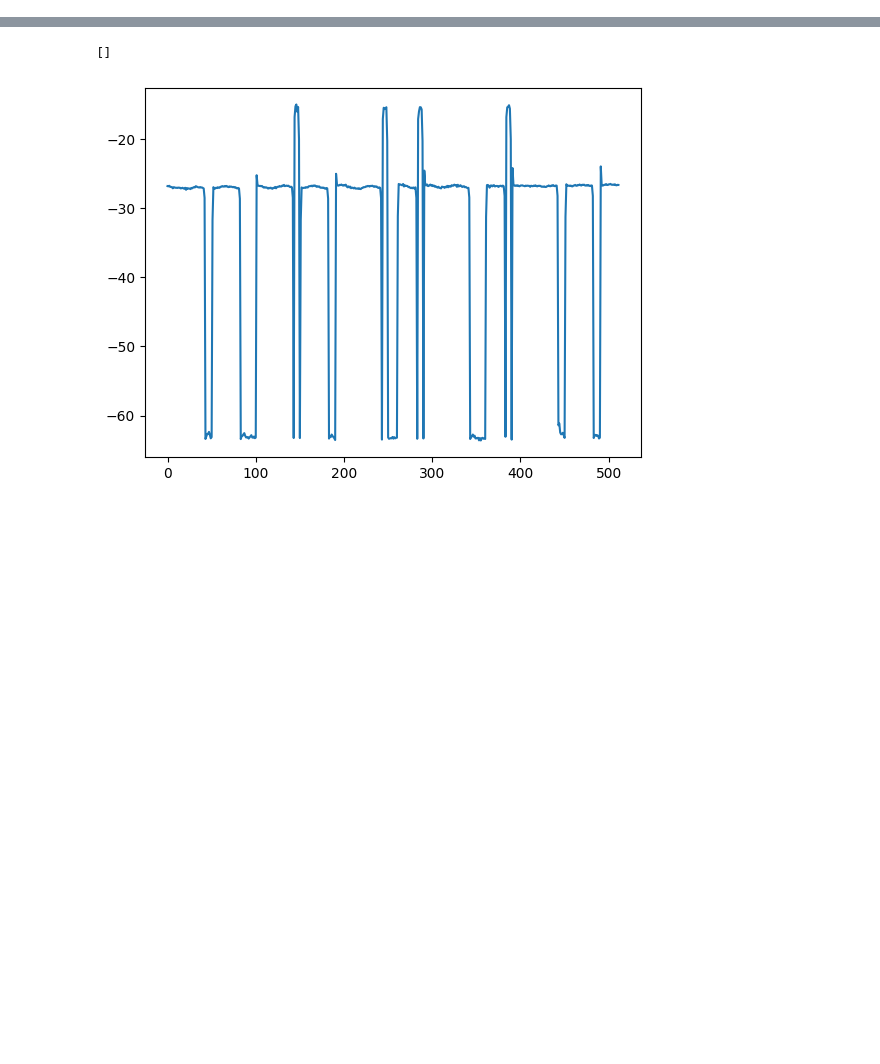
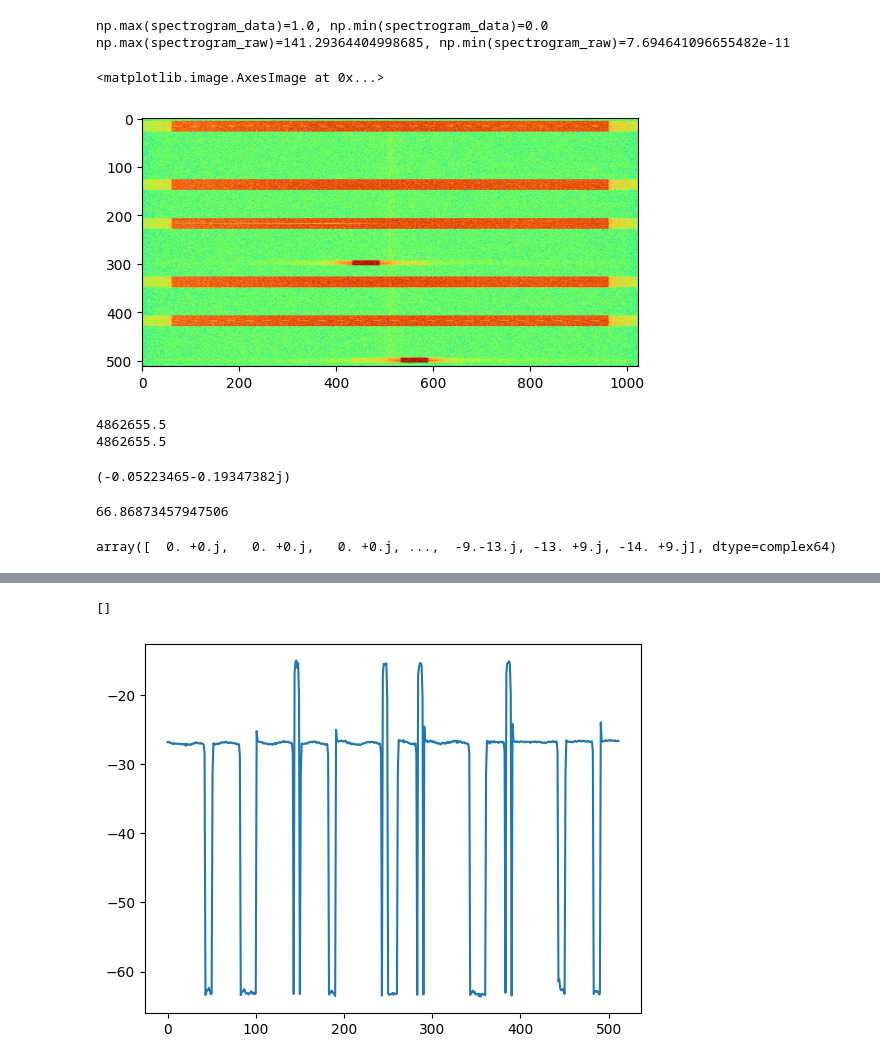
Before and after one commit to ltindall/gamutRF, a Jupyter notebook: process.ipynb, the cells around one changed output, grey strips where cells are left out. Cells and saved outputs as stored; diff of their text form; code cells hidden in the pictures; blank space fills up the shorter version.

```diff
--- a/process.ipynb
+++ b/process.ipynb
@@ -3,0 +430,2 @@ from tqdm import tqdm
+# %%
+noise_volts = np.random.normal(mean_noise, np.sqrt(target_noise_watts), len(sample_batch))
@@ -4,2 +595,62 @@ from tqdm import tqdm
+# %%
+x_volts = sample_batch.copy()
+x_watts = np.abs(sample_batch.copy())**2
+# Set a target SNR
+target_snr_db = 66
+# Calculate signal power and convert to dB
+sig_avg_watts = np.mean(x_watts)
+sig_avg_db = 10 * np.log10(sig_avg_watts)
+# Calculate noise according to [2] then convert to watts
+noise_avg_db = sig_avg_db - target_snr_db
+noise_avg_watts = 10 ** (noise_avg_db / 10)
+# Generate an sample of white noise
+mean_noise = 0
+noise_volts = np.random.normal(mean_noise, np.sqrt(noise_avg_watts), len(x_watts))
+# Noise up the original signal
+y_volts = x_volts + noise_volts
+
+spectrogram_data, spectrogram_raw = spectrogram(
+    y_volts,
+    file_info["sample_rate"],
+    nfft,
+    noverlap,
+    min_freq=min_freq,
+    max_freq=max_freq,
+    freq_center=file_info["freq_center"]
+)
+print(f"{np.max(spectrogram_data)=}, {np.min(spectrogram_data)=}")
+print(f"{np.max(spectrogram_raw)=}, {np.min(spectrogram_raw)=}")
+spectrogram_color = spectrogram_cmap(
+    spectrogram_data,
+    cmap
+)
+plt.figure()
+plt.imshow(spectrogram_color)
+# %% [output]
+np.max(spectrogram_data)=1.0, np.min(spectrogram_data)=0.0
+np.max(spectrogram_raw)=141.29364404998685, np.min(spectrogram_raw)=7.694641096655482e-11
+<matplotlib.image.AxesImage at 0x...>
+[figure, added]
+# %%
+x = sample_batch.copy()
+avg_pwr = np.mean(np.abs(x)**2)
+print(avg_pwr)
+avg_pwr = np.var(x)
+print(avg_pwr)
+# %% [output]
+4862655.5
+4862655.5
+# %%
+np.mean(x)
+# %% [output]
+(-0.05223465-0.19347382j)
+# %%
+10*np.log10(4862655)
+# %% [output]
+66.86873457947506
+# %%
+sample_batch
+# %% [output]
+array([  0. +0.j,   0. +0.j,   0. +0.j, ...,  -9.-13.j, -13. +9.j, -14. +9.j], dtype=complex64)
 # %%
 # ARG PARSE PARAMETERS
```
Also changed, not shown: parts of 12 cells of this notebook.
